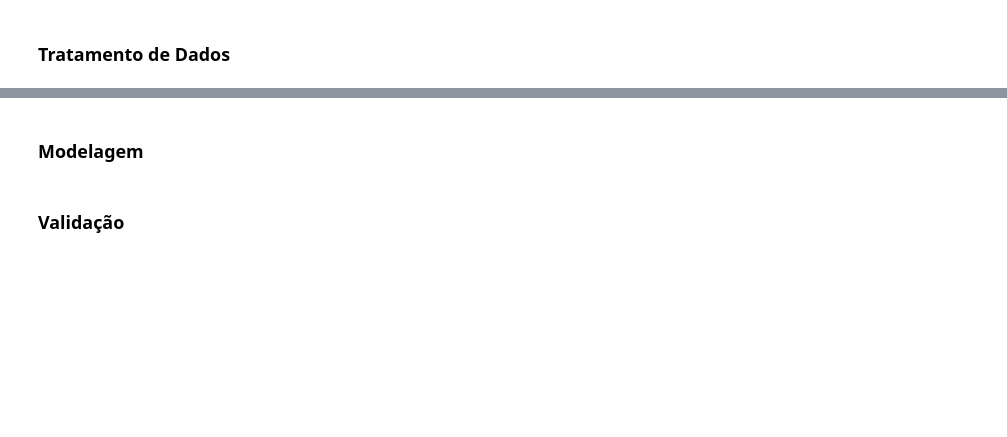
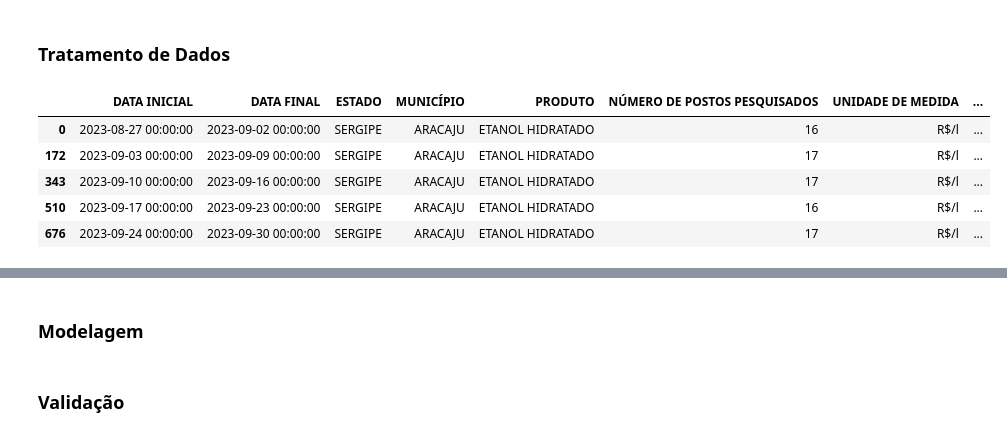
Before and after one commit to AurelioGuilherme/ANP-Forecasting, a Jupyter notebook: Notebook/Modeling.ipynb, the cells around one changed output, grey strips where cells are left out. Drawn from its saved outputs; the diff is of its cells as text; code cells hidden in the pictures; blank space fills up the shorter version.

```diff
--- a/Notebook/Modeling.ipynb
+++ b/Notebook/Modeling.ipynb
@@ -20,2 +59,12 @@ df.head()
 # %% [markdown]
 ### Tratamento de Dados
+# %%
+df_filtrado = transform.filtra_dados(df, 'sergipe', 'ETANOL HIDRATADO')
+df_filtrado.head()
+# %% [output]
+|  | DATA INICIAL | DATA FINAL | ESTADO | MUNICÍPIO | PRODUTO | NÚMERO DE POSTOS PESQUISADOS | UNIDADE DE MEDIDA | ... |
+| 0 | 2023-08-27 00:00:00 | 2023-09-02 00:00:00 | SERGIPE | ARACAJU | ETANOL HIDRATADO | 16 | R$/l | ... |
+| 172 | 2023-09-03 00:00:00 | 2023-09-09 00:00:00 | SERGIPE | ARACAJU | ETANOL HIDRATADO | 17 | R$/l | ... |
+| 343 | 2023-09-10 00:00:00 | 2023-09-16 00:00:00 | SERGIPE | ARACAJU | ETANOL HIDRATADO | 17 | R$/l | ... |
+| 510 | 2023-09-17 00:00:00 | 2023-09-23 00:00:00 | SERGIPE | ARACAJU | ETANOL HIDRATADO | 16 | R$/l | ... |
+| 676 | 2023-09-24 00:00:00 | 2023-09-30 00:00:00 | SERGIPE | ARACAJU | ETANOL HIDRATADO | 17 | R$/l | ... |
```
Also changed, not shown: parts of 6 cells of this notebook, 3 other files.
